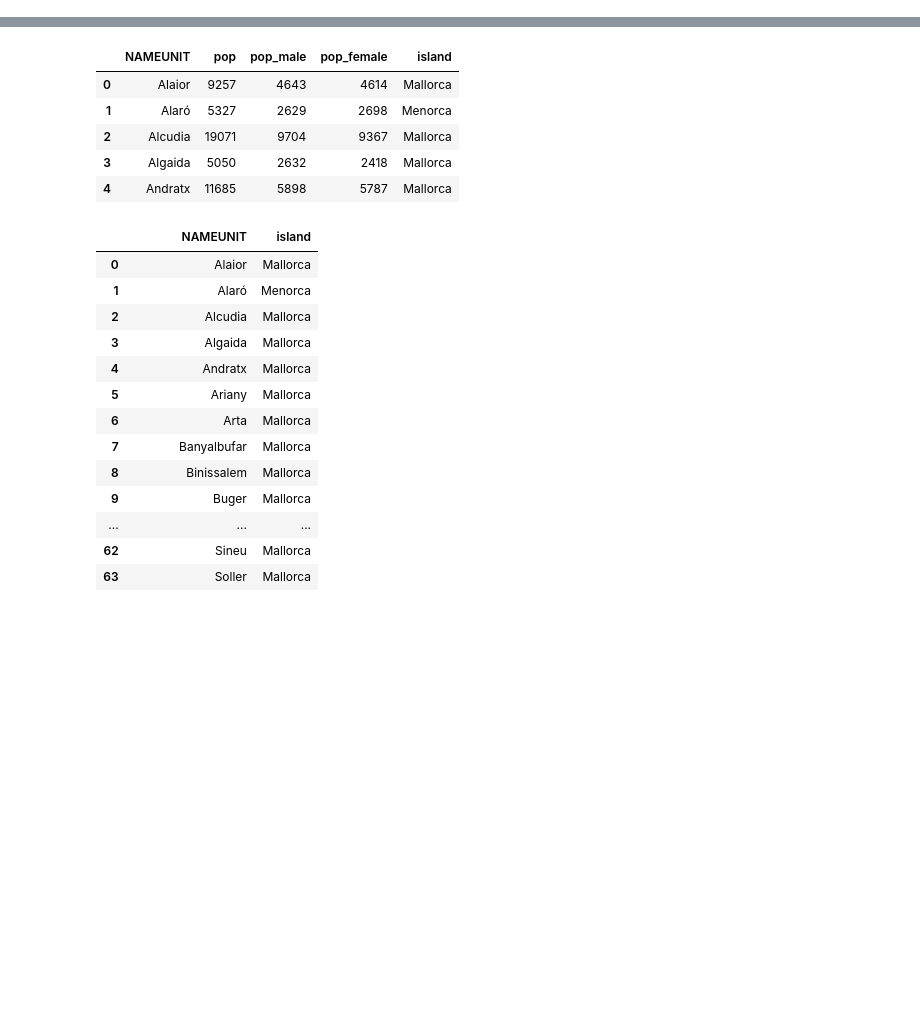
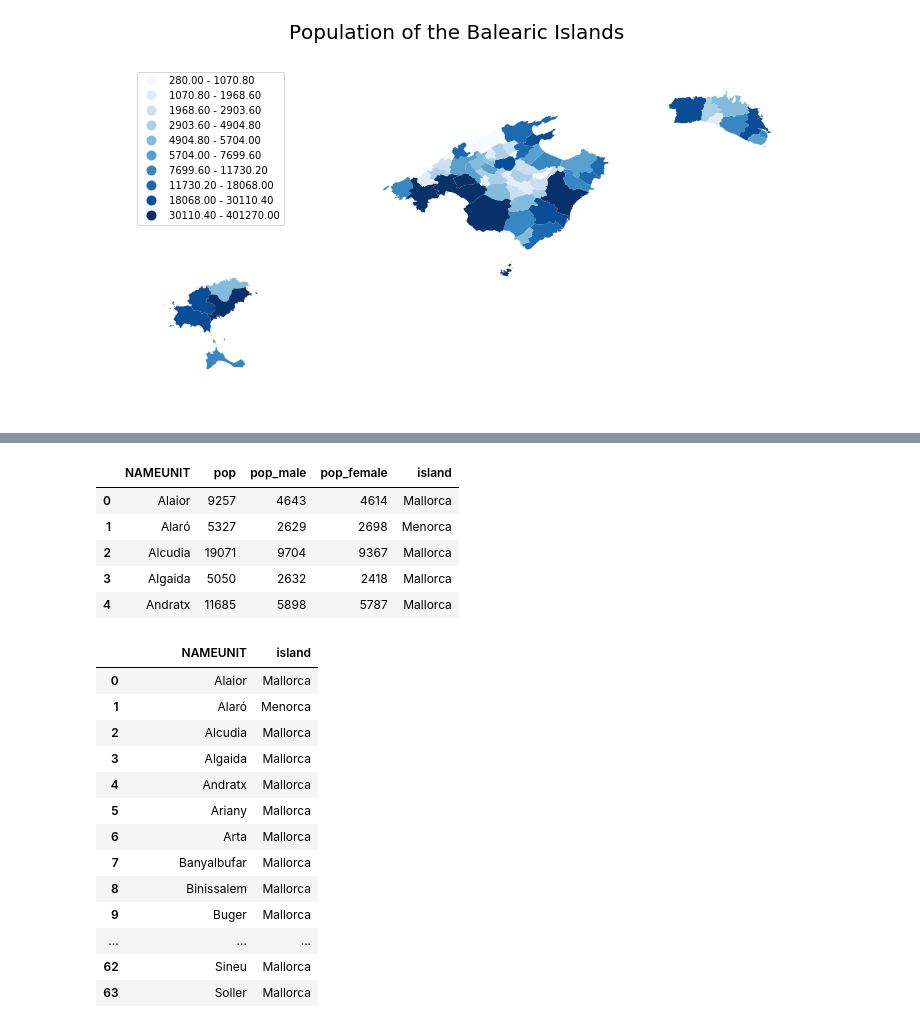
Before and after one commit to juanfernandezgracia/Balearic-epi, a Jupyter notebook: plot_maps_IB.ipynb, the cells around one changed output, grey strips where cells are left out. Saved outputs shown, nothing was run; the diff lists cells and outputs as text; code cells hidden in the pictures; blank space fills up the shorter version.

```diff
--- a/plot_maps_IB.ipynb
+++ b/plot_maps_IB.ipynb
@@ -10,0 +68,3 @@ gdb_IB = gpd.read_file(fname_shp)
+# %%
+gdb_withpops = pd.merge(gdb_IB, db_pop, on="CODIGOINE")
+gdb_withpops.head()
@@ -11 +78,18 @@ gdb_IB = gpd.read_file(fname_shp)
+# %%
+# Setup figure and axis
+f, ax = plt.subplots(1, figsize=(12, 6))
+# Plot layer of polygons on the axis
+#gdb_IB.plot(linewidth=0.1, facecolor='g', edgecolor='grey', ax=ax)
+gdb_withpops.plot(column = 'pop', cmap = plt.cm.get_cmap('Blues') , scheme='quantiles', k=10,
+        legend=True, legend_kwds={'loc': 2}, ax=ax)
+# Remove axis frames
+ax.set_axis_off()
+# Force axis to be on the same unit
+plt.axis('equal')
+# Add figure title
+f.suptitle('Population of the Balearic Islands', fontsize = 20)
+# Display
+plt.show()
+# %% [output]
+[figure, added]
 # %%
```
Also changed, not shown: parts of 24 cells of this notebook, 6 other files.
